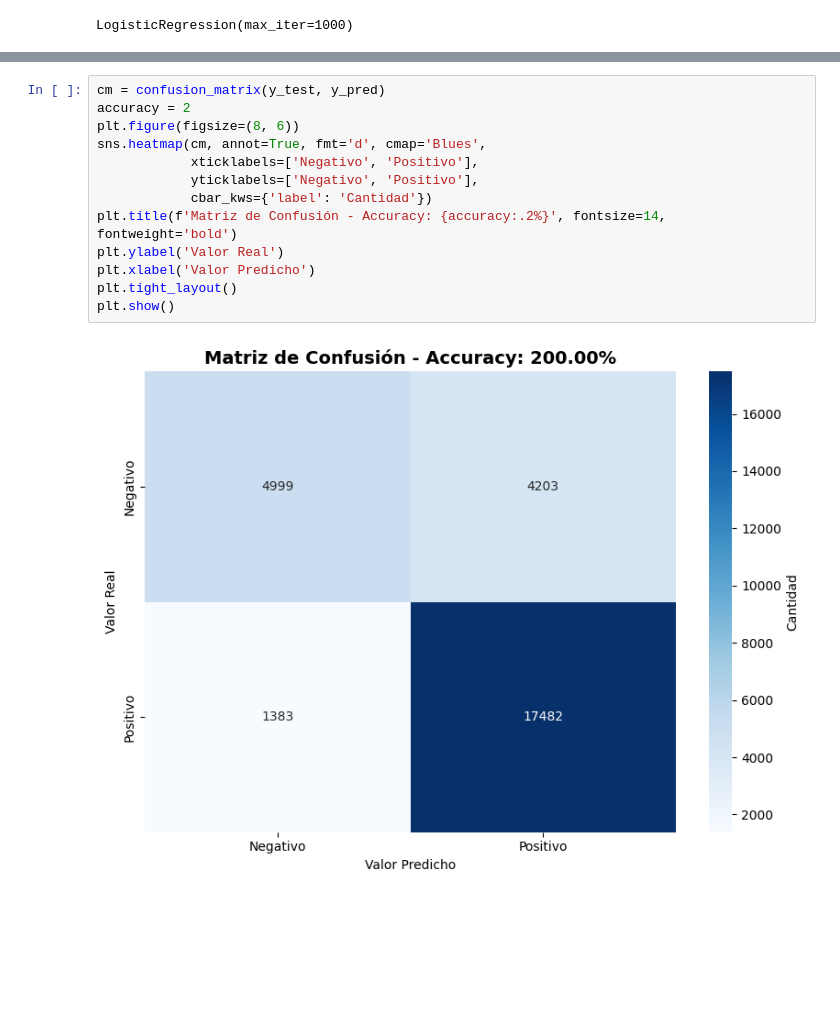
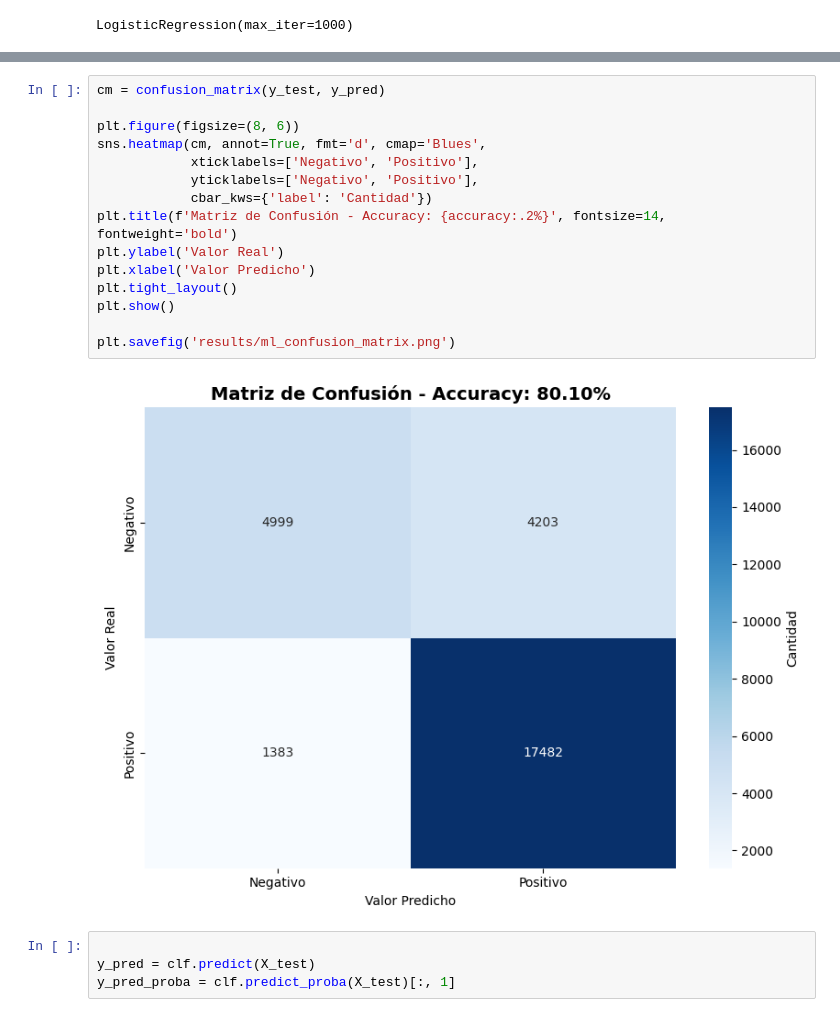
Before and after one commit to xaviifar/mcdonalds-review-sentiment-analysis, a Jupyter notebook: main.ipynb, the cells around one changed output, grey strips where cells are left out. Saved outputs shown, nothing was run; the diff lists cells and outputs as text; blank space fills up the shorter version.

```diff
--- a/main.ipynb
+++ b/main.ipynb
@@ -54,15 +75,21 @@ y_pred = clf.predict(X_test)
 # %%
 cm = confusion_matrix(y_test, y_pred)
-accuracy = 2
+
 plt.figure(figsize=(8, 6))
 sns.heatmap(cm, annot=True, fmt='d', cmap='Blues',
             xticklabels=['Negativo', 'Positivo'],
             yticklabels=['Negativo', 'Positivo'],
             cbar_kws={'label': 'Cantidad'})
 plt.title(f'Matriz de Confusión - Accuracy: {accuracy:.2%}', fontsize=14, fontweight='bold')
 plt.ylabel('Valor Real')
 plt.xlabel('Valor Predicho')
 plt.tight_layout()
 plt.show()
+
+plt.savefig('results/ml_confusion_matrix.png')
 # %% [output]
-[figure, old version]
+[figure, new version]
+# %%
+
+y_pred = clf.predict(X_test)
+y_pred_proba = clf.predict_proba(X_test)[:, 1]
```
Also changed, not shown: parts of 6 cells of this notebook.
